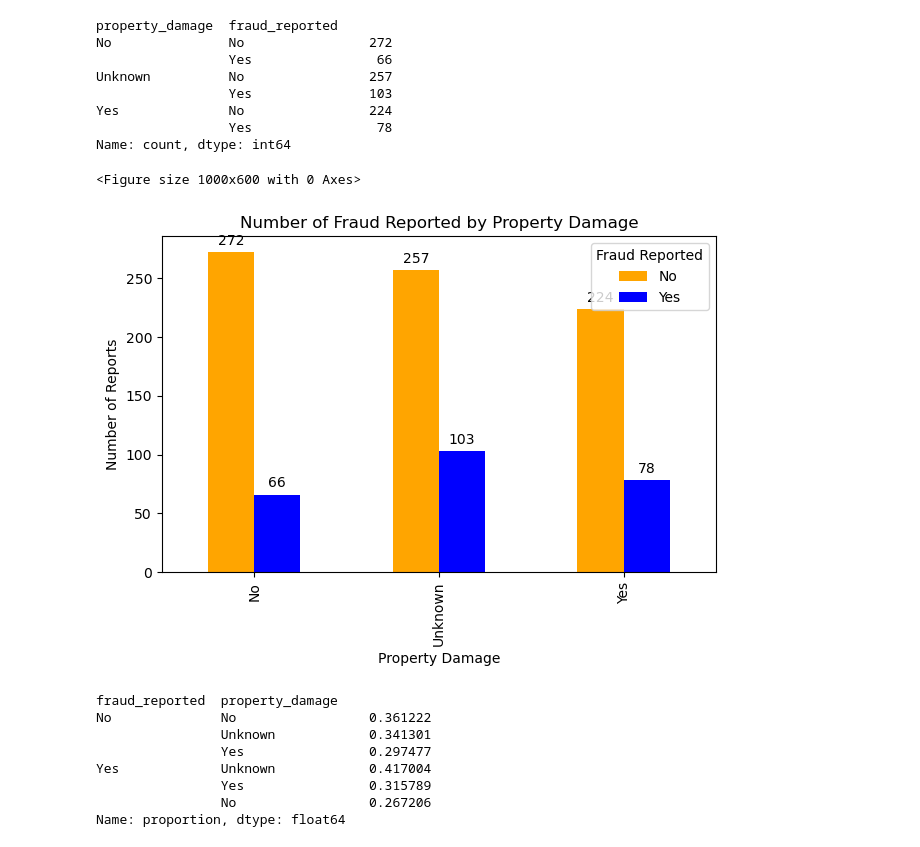
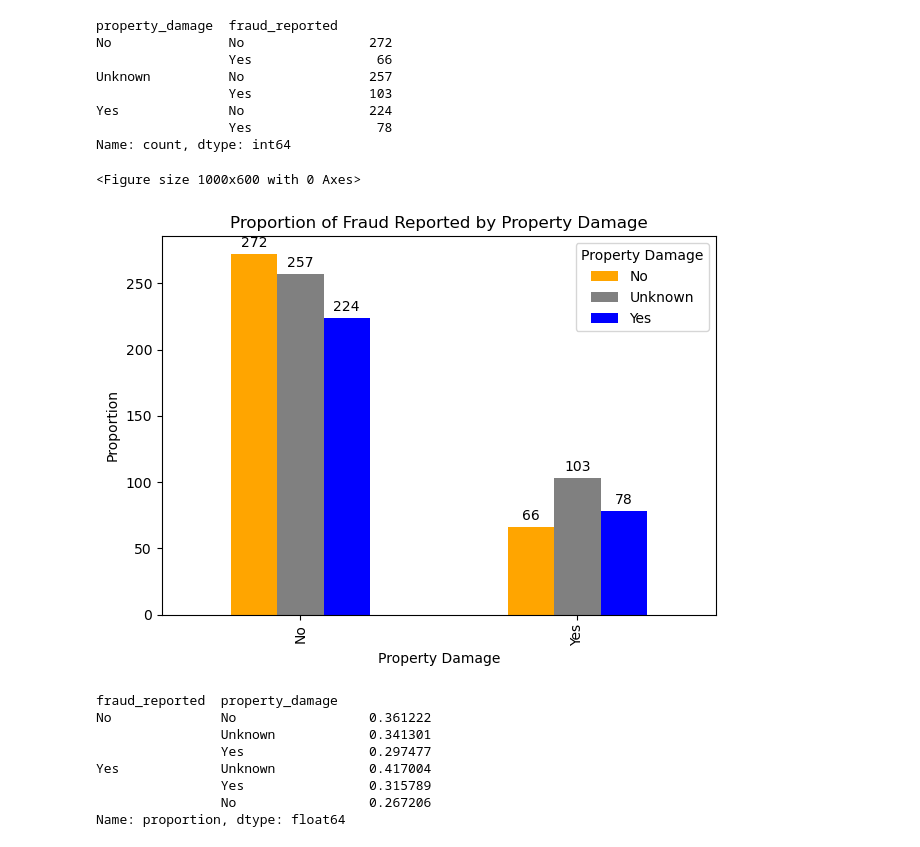
Before and after one commit to oaj1/Insurance_Claims, a Jupyter notebook: Insurance_Claims_ClaimsCircumstances_EDA.ipynb, the cells around one changed output. Cells and saved outputs as stored; diff of their text form; code cells hidden in the pictures.

```diff
--- a/Insurance_Claims_ClaimsCircumstances_EDA.ipynb
+++ b/Insurance_Claims_ClaimsCircumstances_EDA.ipynb
@@ -321,33 +321,33 @@ Yes              No                224
                  Yes                78
 Name: count, dtype: int64
 # %%
+#lets visualize proportions
+plt.figure(figsize=(10,6))
+
 # Define custom colors: 'Yes' as blue, 'No' as orange
-custom_colors = {'Yes': 'blue', 'No': 'orange', 'Y': 'blue', 'N': 'orange'}  # covers both possible encodings
+custom_colors = {'Yes': 'blue', 'No': 'orange', 'Y': 'blue', 'N': 'orange'}
 
 # Prepare data for plotting
-plot_data = counts.unstack() if hasattr(counts, 'unstack') else counts
+plot_data = df.groupby('fraud_reported')['property_damage'].value_counts().unstack()
 
 # Get the order of columns to match colors
 col_order = plot_data.columns.tolist()
 colors = [custom_colors.get(col, 'gray') for col in col_order]
 
-
-
-plt.figure(figsize=(10, 6))
 ax = plot_data.plot(kind='bar', stacked=False, color=colors)
 
 for container in ax.containers:
-    ax.bar_label(container, padding=3)
+    ax.bar_label(container, labels=[f'{v.get_height()}' for v in container], padding=3)
 
 plt.xlabel('Property Damage')
-plt.ylabel('Number of Reports')
-plt.title('Number of Fraud Reported by Property Damage')
-plt.legend(title='Fraud Reported', labels=[col for col in col_order])
+plt.ylabel('Proportion')
+plt.title('Proportion of Fraud Reported by Property Damage')
+plt.legend(title='Property Damage')
 plt.tight_layout()
 plt.show()
 # %% [output]
 <Figure size 1000x600 with 0 Axes>
-[figure, old version]
+[figure, new version]
 # %%
 df.groupby('fraud_reported')['property_damage'].value_counts(normalize=True)
 # %% [output]
```
Also changed, not shown: 1 other file.
